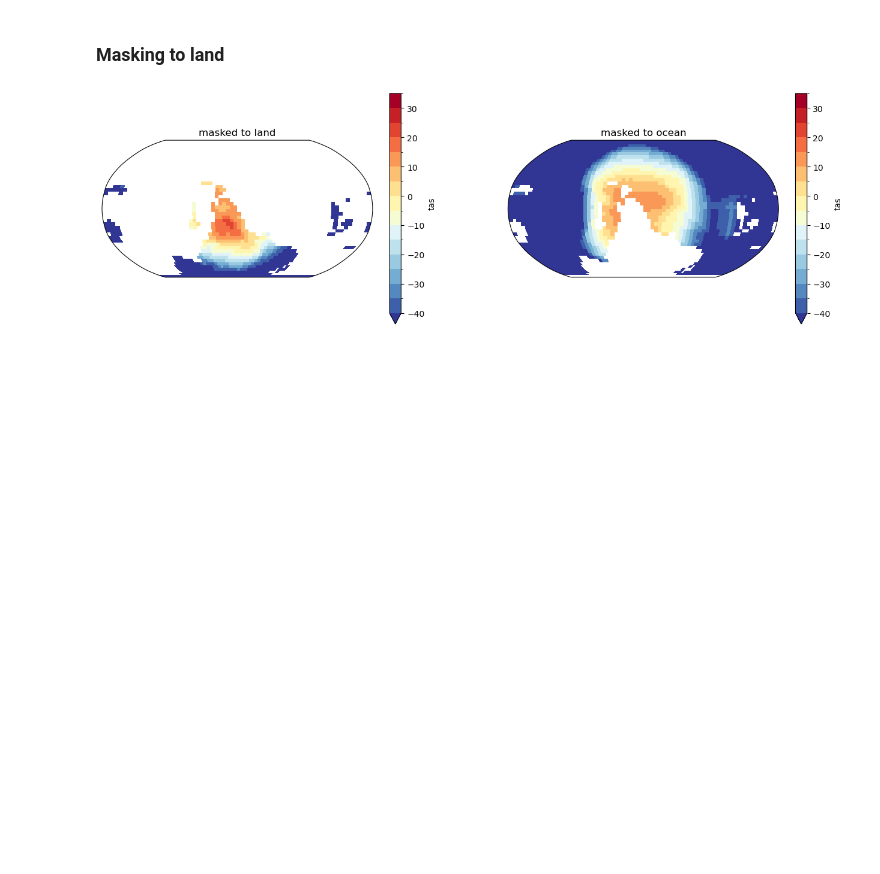
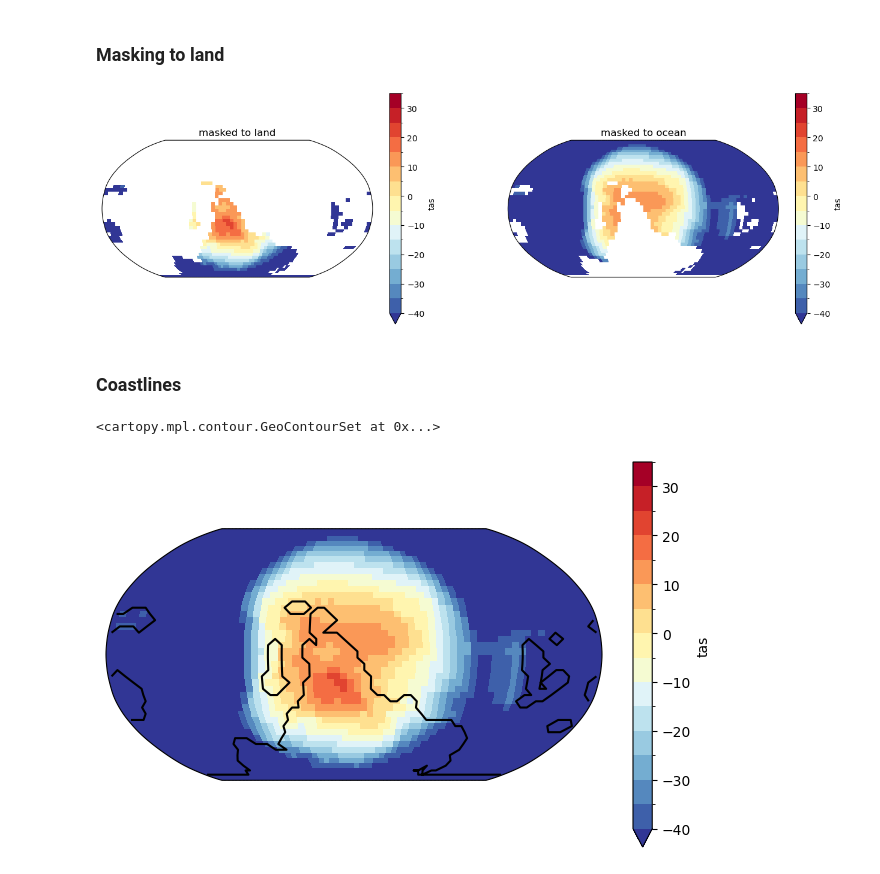
Before and after one commit to hannahwoodward/gcm-plot-examples, a Jupyter notebook: rocke3d/spatial-plot.ipynb, the cells around one changed output. Drawn from its saved outputs; the diff is of its cells as text; code cells hidden in the pictures; blank space fills up the shorter version.

Commit message:
Add coastlines contour example

```diff
--- a/rocke3d/spatial-plot.ipynb
+++ b/rocke3d/spatial-plot.ipynb
@@ -491,3 +491,50 @@ gcm_tas_ocean.plot(
 axs[1].set_title('masked to ocean');
 # %% [output]
 [figure]
+# %% [markdown]
+### Coastlines
+# %%
+# Create matplotlib figure with Robinson projection
+# See https://scitools.org.uk/cartopy/docs/v0.15/crs/projections.html
+fig, axs = libs.utils.create_figure(
+    shape=(1, 1), # Figure with 1x1 subfigures
+    height=5,     # Subfigure has height of '5'
+    width=8,      # Subfigure has width of 5
+    projection=ccrs.Robinson(central_longitude=0)
+)
+
+# Extract surface air temperature and
+# convert from Kelvin to Celsius
+gcm_tas = gcm_slice['tas'] - 273.15
+gcm_tas.plot(
+    ax=axs[0],
+    cmap='RdYlBu_r',
+    levels=np.arange(-40, 40, 5),
+    transform=ccrs.PlateCarree(),
+    x='lon',
+    y='lat'
+)
+axs[0].set_title('masked to land');
+
+# Create a topography mask where
+# all non-zero values are set to 1
+topog = gcm_slice['topog'].where(
+    gcm_slice['topog'] <= 0,
+    1
+)
+
+# Plot coastlines via a contour plot
+# of the topography. Remember to add
+# the `transform` argument if using
+# a custom projection!
+topog.plot.contour(
+    ax=axs[0],
+    cmap='#000',
+    levels=[0, 1],
+    transform=ccrs.PlateCarree(),
+    x='lon',
+    y='lat'
+)
+# %% [output]
+<cartopy.mpl.contour.GeoContourSet at 0x...>
+[figure, added]
```
